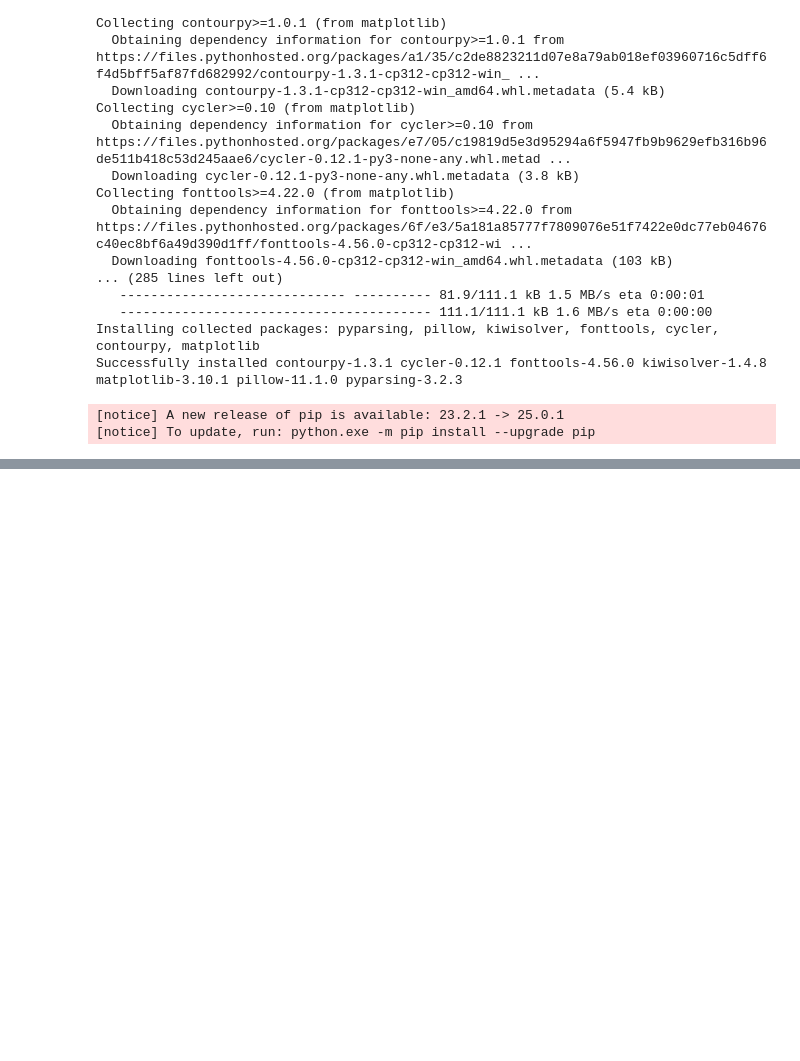
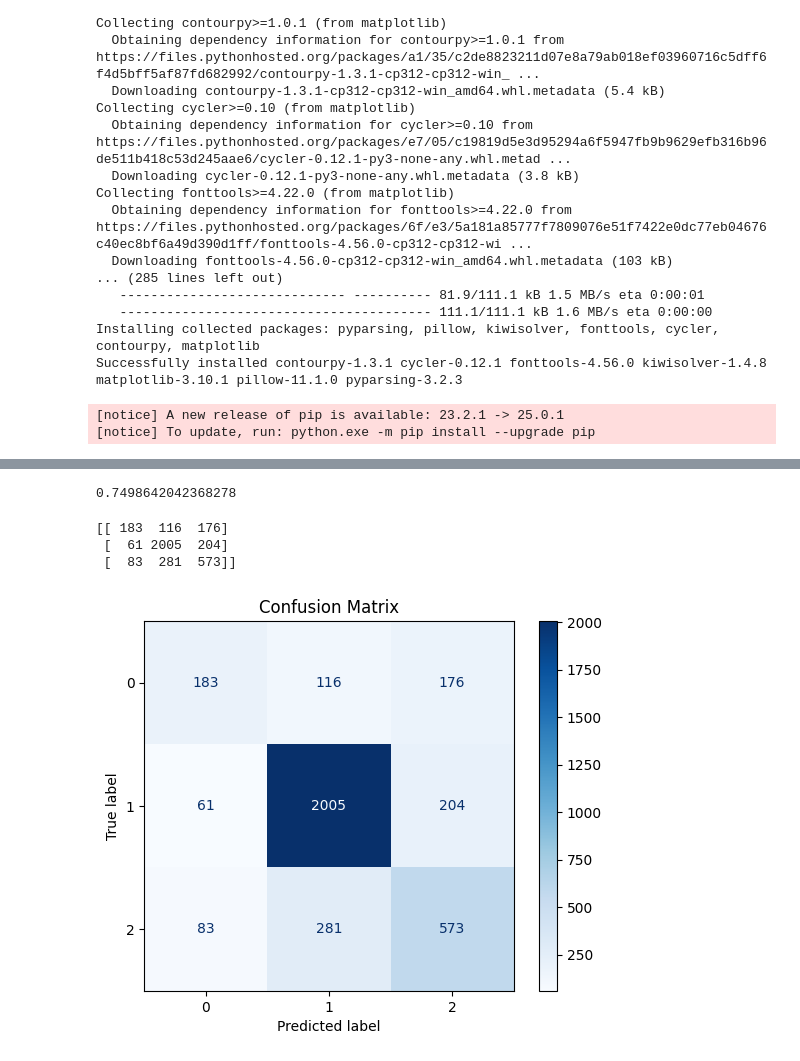
Before and after one commit to PR7175Z/NLP_Practice, a Jupyter notebook: youtubecommentclassification/model.ipynb, the cells around one changed output, grey strips where cells are left out. Saved outputs shown, nothing was run; the diff lists cells and outputs as text; code cells hidden in the pictures; blank space fills up the shorter version.

Commit message:
Trained model

```diff
--- a/youtubecommentclassification/model.ipynb
+++ b/youtubecommentclassification/model.ipynb
@@ -62,0 +219,8 @@ Successfully installed contourpy-1.3.1 cycler-0.12.1 fonttools-4.56.0 kiwisolver
+# %%
+sentiment_mapping = {'positive': 1, 'negative': 0, 'neutral': 2}
+y = processed_text['Sentiment'].map(sentiment_mapping)
+# %%
+xtrain,xtest, ytrain, ytest = train_test_split(X_vect, y, train_size=0.8, test_size=0.2, random_state=42)
+# %%
+model = LogisticRegression()
+model.fit(xtrain, ytrain)
@@ -62,0 +236,22 @@ Successfully installed contourpy-1.3.1 cycler-0.12.1 fonttools-4.56.0 kiwisolver
+# %%
+ypred = model.predict(xtest)
+# %%
+print(accuracy_score(ytest, ypred))
+# %% [output]
+0.7498642042368278
+# %%
+print(confusion_matrix(ytest, ypred))
+# %% [output]
+[[ 183  116  176]
+ [  61 2005  204]
+ [  83  281  573]]
+# %%
+cm = confusion_matrix(ytest, ypred)
+
+# Plot the confusion matrix
+disp = ConfusionMatrixDisplay(confusion_matrix=cm)
+disp.plot(cmap=plt.cm.Blues)
+plt.title('Confusion Matrix')
+plt.show()
+# %% [output]
+[figure, added]
```
Also changed, not shown: parts of 19 cells of this notebook.
